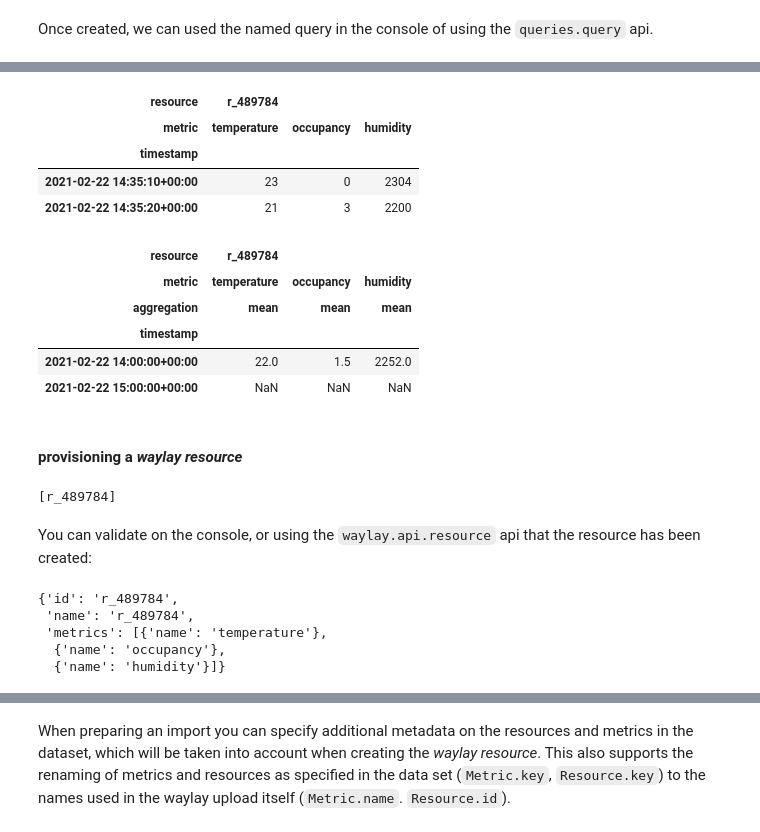
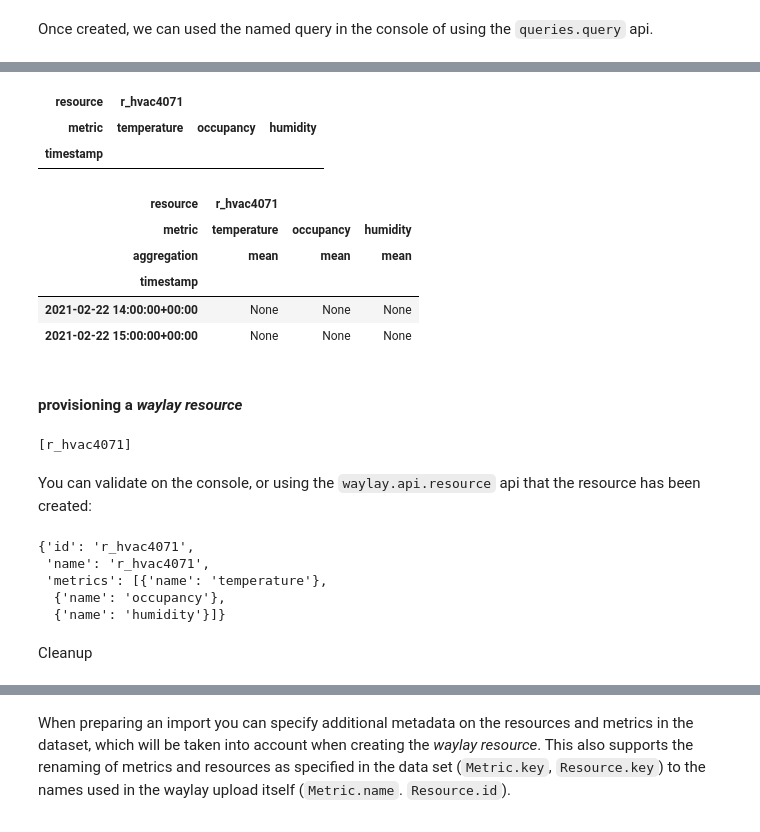
Before and after one commit to waylayio/demo-general, a Jupyter notebook: python-sdk/etl_import/A simple ETL timeseries import.ipynb, the cells around one changed output, grey strips where cells are left out. Cells and saved outputs as stored; diff of their text form; code cells hidden in the pictures.

```diff
--- a/python-sdk/etl_import/A simple ETL timeseries import.ipynb
+++ b/python-sdk/etl_import/A simple ETL timeseries import.ipynb
@@ -58,10 +68,17 @@ In this case, we provide arguments
 
 The call returns a data object that keeps track of the import file and settings, and is the main argument for the other `etl_tool` utility functions.
 # %%
-MODEL_NAME = 'hvac_0001'
+import random
+
+IMPORT_NAME = f'hvac{random.randint(0,10000):04d}'
+RESOURCE_NAME=f'r_{IMPORT_NAME}'
+display(f'''
+  IMPORT_NAME={IMPORT_NAME}
+  RESOURCE_NAME={RESOURCE_NAME}
+''')
 hvac_import = etl_tool.prepare_import(
     f'{etl_tool.temp_dir}/hvac_demo.csv',
-    name=MODEL_NAME,
-    resource='r_489784',
+    name=IMPORT_NAME,
+    resource=RESOURCE_NAME,
     metrics=['temperature', 'humidity', 'occupancy']
 )
@@ -99,3 +117,8 @@ Use `etl_tool.check_import` to follow up on the import process. The returned obj
+# %%
+# ETL_ENDPOINT='https://etl.waylay.io/api'
+ETL_ENDPOINT='https://etl-export-aws.dev.waylay.io/api'
+
+waylay_client.etl.set_root_url(ETL_ENDPOINT)
 # %%
 from IPython.core.display import HTML
 
@@ -193,38 +238,38 @@ waylay_client.queries.query.get(MODEL_NAME)
 # %%
-waylay_client.queries.query.execute(MODEL_NAME)
+waylay_client.queries.query.execute(IMPORT_NAME)
 # %% [output]
-| resource | r_489784 |  |  |
+| resource | r_hvac4071 |  |  |
 | metric | temperature | occupancy | humidity |
 | timestamp |  |  |  |
-| 2021-02-22 14:35:10+00:00 | 23 | 0 | 2304 |
-| 2021-02-22 14:35:20+00:00 | 21 | 3 | 2200 |
 # %%
-waylay_client.queries.query.execute(MODEL_NAME, params={
+waylay_client.queries.query.execute(IMPORT_NAME, params={
     'from': '2021-02-22T14:00:00Z',
     'freq':'PT1H',
     'aggregation':'mean',
     'periods':2
 })
 # %% [output]
-| resource | r_489784 |  |  |
+| resource | r_hvac4071 |  |  |
 | metric | temperature | occupancy | humidity |
 | aggregation | mean | mean | mean |
 | timestamp |  |  |  |
-| 2021-02-22 14:00:00+00:00 | 22.0 | 1.5 | 2252.0 |
-| 2021-02-22 15:00:00+00:00 | NaN | NaN | NaN |
+| 2021-02-22 14:00:00+00:00 | None | None | None |
+| 2021-02-22 15:00:00+00:00 | None | None | None |
 # %% [markdown]
 #### provisioning a _waylay resource_
 # %%
 etl_tool.update_resources(hvac_import)
 # %% [output]
-[r_489784]
+[r_hvac4071]
 # %% [markdown]
 You can validate on the console, or using the `waylay.api.resource` api that the resource has been created:
 # %%
-waylay_client.resources.resource.get('r_489784')
+waylay_client.resources.resource.get(RESOURCE_NAME)
 # %% [output]
-{'id': 'r_489784',
- 'name': 'r_489784',
+{'id': 'r_hvac4071',
+ 'name': 'r_hvac4071',
  'metrics': [{'name': 'temperature'},
   {'name': 'occupancy'},
   {'name': 'humidity'}]}
+# %% [markdown]
+Cleanup
```
Also changed, not shown: parts of 23 cells of this notebook.
